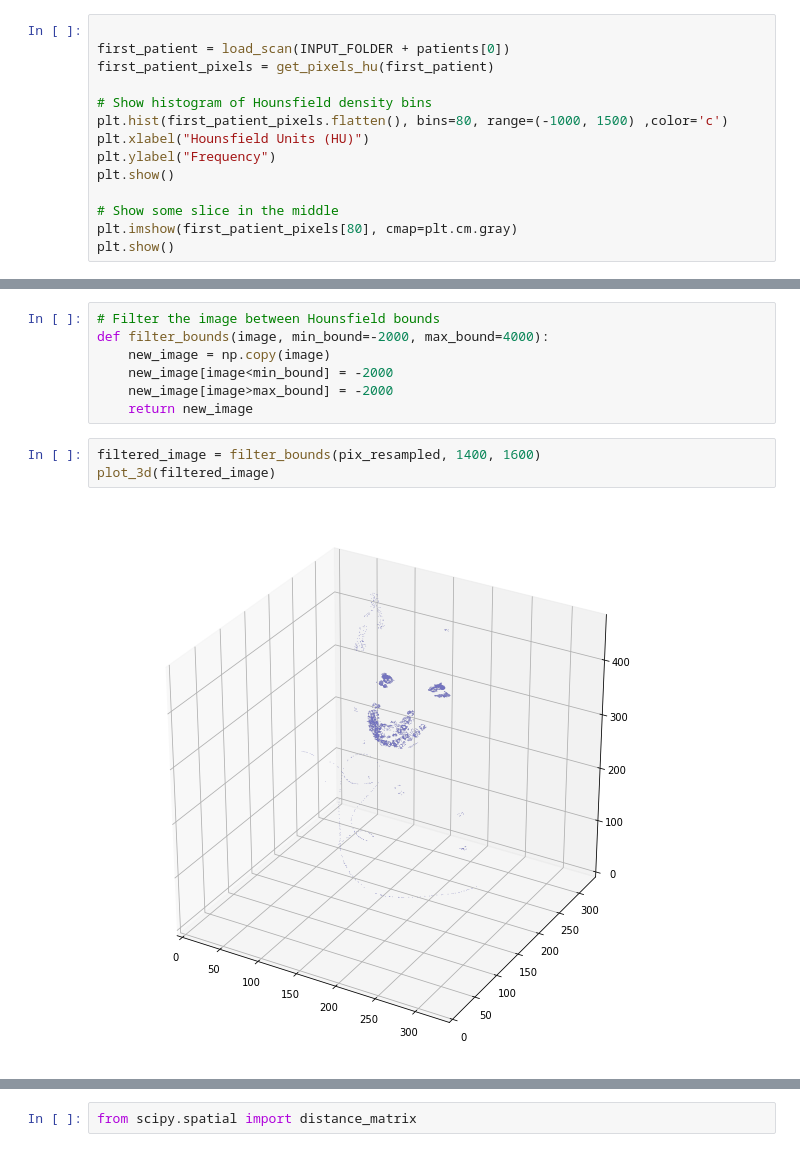
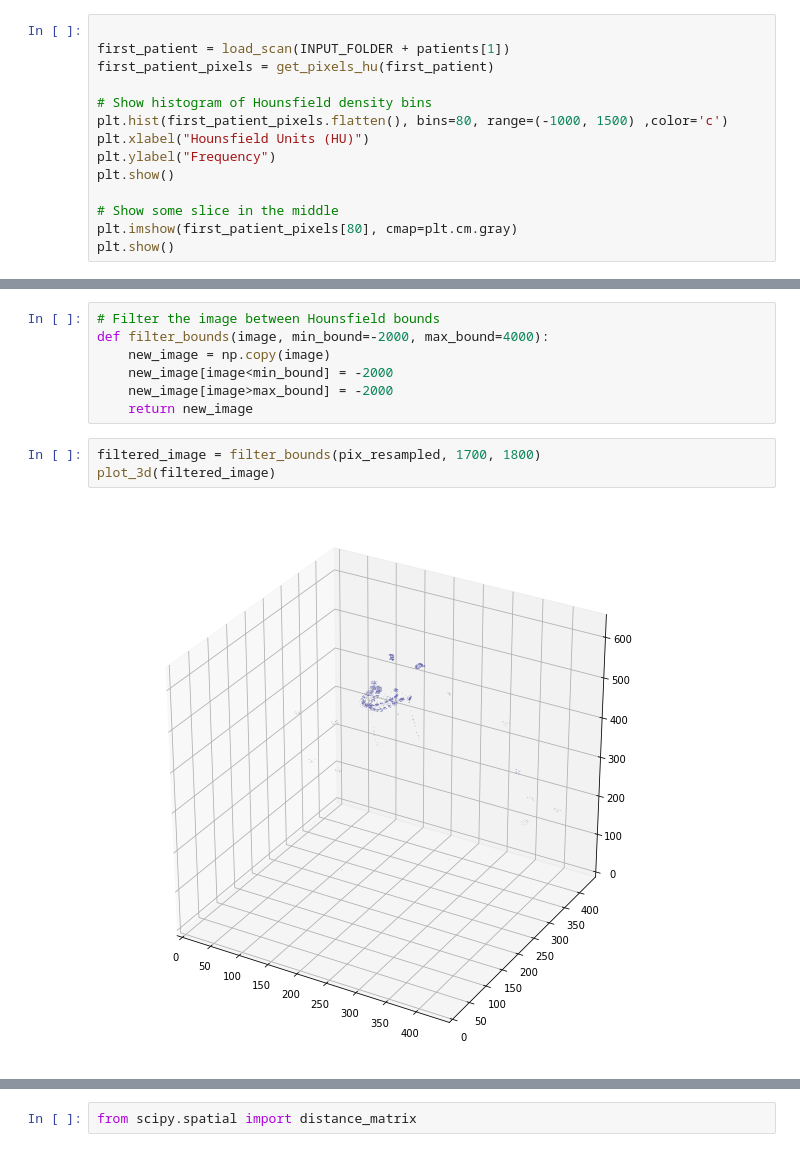
Before and after one commit to PlayWeird/utooth, a Jupyter notebook: preprocessing_dicom.ipynb, the cells around one changed output, grey strips where cells are left out. Cells and saved outputs as stored; diff of their text form.

```diff
--- a/preprocessing_dicom.ipynb
+++ b/preprocessing_dicom.ipynb
@@ -55,7 +55,7 @@ def get_pixels_hu(slices):
     return np.array(image, dtype=np.int16)
 # %%
 
-first_patient = load_scan(INPUT_FOLDER + patients[0])
+first_patient = load_scan(INPUT_FOLDER + patients[1])
 first_patient_pixels = get_pixels_hu(first_patient)
 
 # Show histogram of Hounsfield density bins
@@ -177,10 +177,10 @@ def filter_bounds(image, min_bound=-2000, max_bound=4000):
     new_image[image>max_bound] = -2000
     return new_image
 # %%
-filtered_image = filter_bounds(pix_resampled, 1400, 1600)
+filtered_image = filter_bounds(pix_resampled, 1700, 1800)
 plot_3d(filtered_image)
 # %% [output]
-[figure, old version]
+[figure, new version]
 # %%
 filtered_image.shape
 
```
Also changed, not shown: parts of 6 cells of this notebook.
